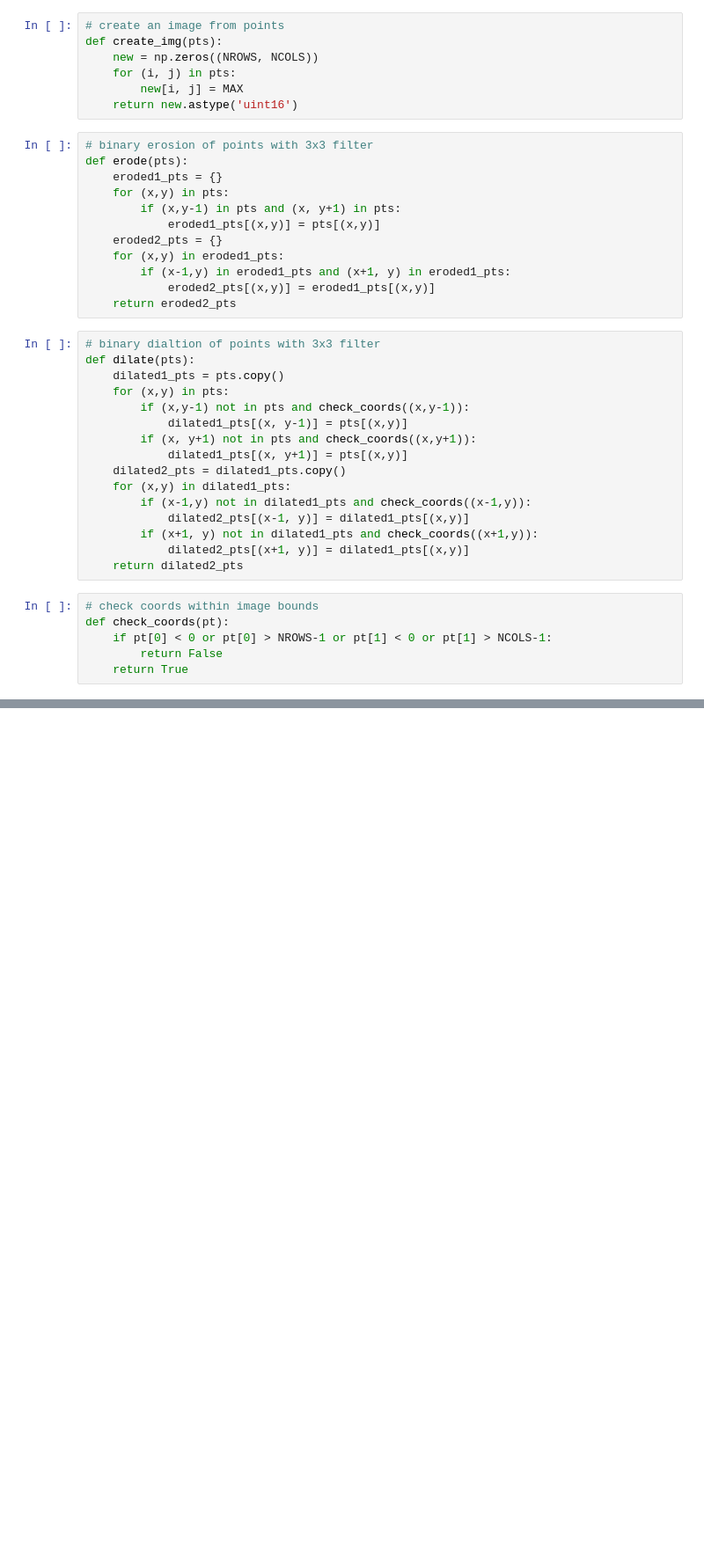
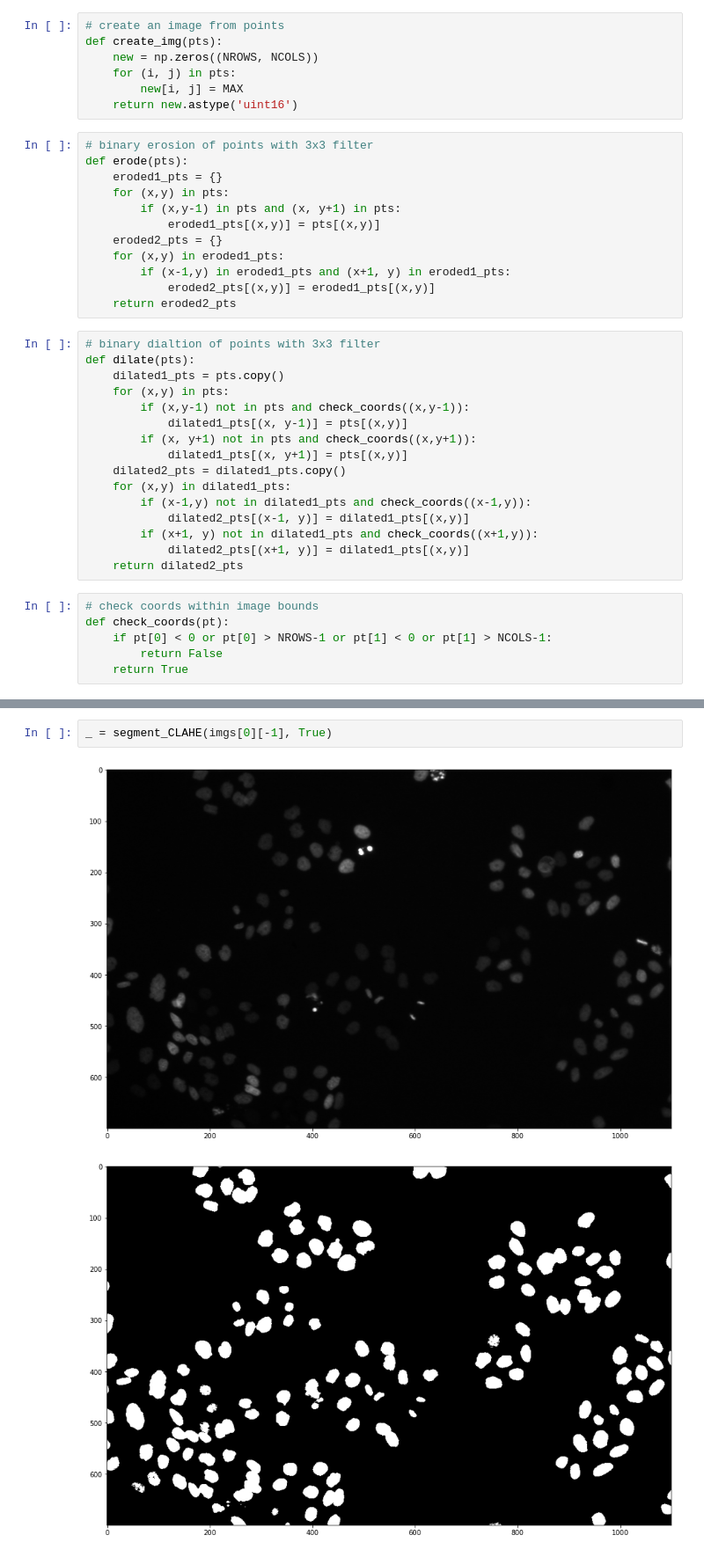
Before and after one commit to moates695/cs9517_Group_Project, a Jupyter notebook: marcus/threshold_final.ipynb, the cells around one changed output, grey strips where cells are left out. Shown at 88% size. Saved outputs shown, nothing was run; the diff lists cells and outputs as text; blank space fills up the shorter version.

```diff
--- a/marcus/threshold_final.ipynb
+++ b/marcus/threshold_final.ipynb
@@ -197,0 +209,5 @@ show(seg)
+# %%
+_ = segment_CLAHE(imgs[0][-1], True)
+# %% [output]
+[figure, added]
+[figure, added]
```
Also changed, not shown: parts of 10 cells of this notebook.
